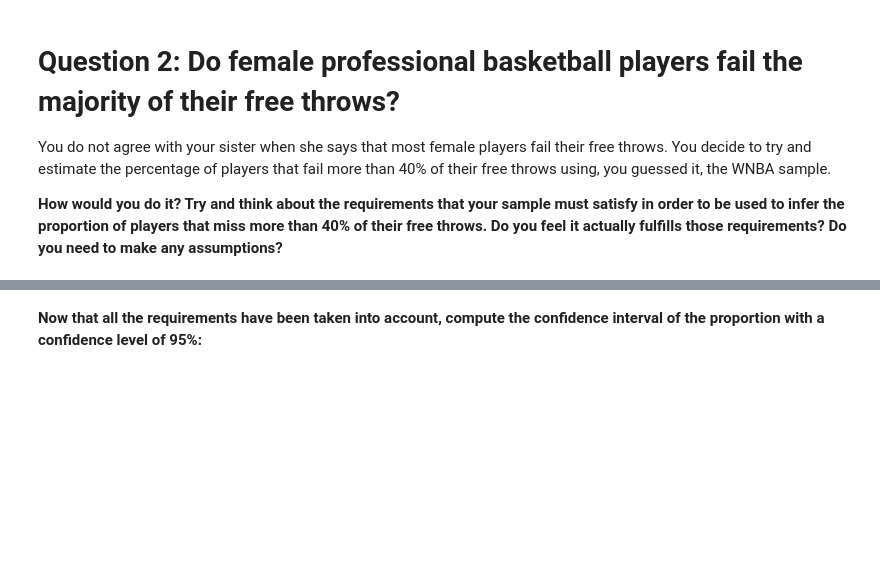
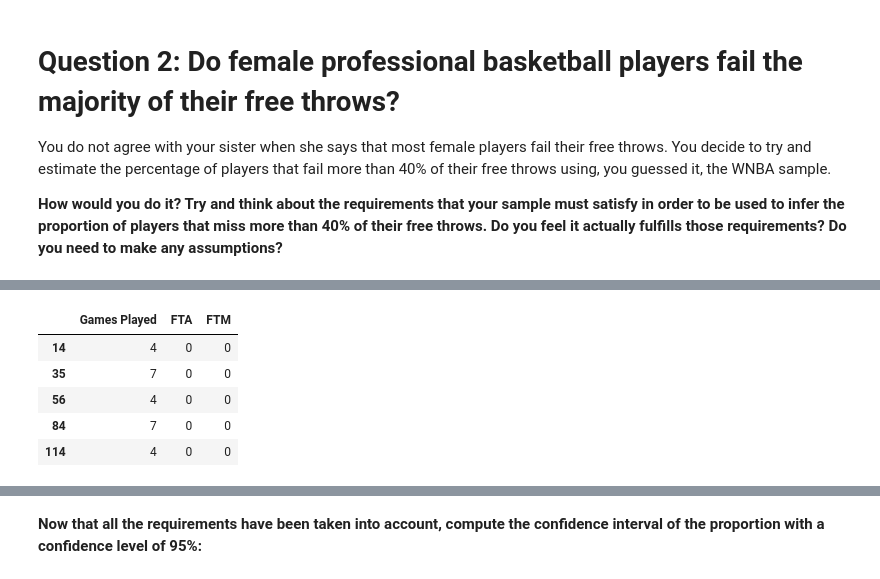
Before and after one commit to ta-data-lis/M2-mini-project2, a Jupyter notebook: your-code/3.-Inferential-Analysis.ipynb, the cells around one changed output, grey strips where cells are left out. Cells and saved outputs as stored; diff of their text form; code cells hidden in the pictures; blank space fills up the shorter version.

```diff
--- a/your-code/3.-Inferential-Analysis.ipynb
+++ b/your-code/3.-Inferential-Analysis.ipynb
@@ -151,0 +174,13 @@ You do not agree with your sister when she says that most female players fail th
+# %%
+# some players have a success rate of 0% on free throws
+# Are they playing? Have they done any free throws?
+
+FT0 = wnba[wnba["FT%"] == 0]
+FT0[["Games Played", "FTA", "FTM"]]
+# %% [output]
+|  | Games Played | FTA | FTM |
+| 14 | 4 | 0 | 0 |
+| 35 | 7 | 0 | 0 |
+| 56 | 4 | 0 | 0 |
+| 84 | 7 | 0 | 0 |
+| 114 | 4 | 0 | 0 |
```
Also changed, not shown: parts of 23 cells of this notebook, 3 other files.
